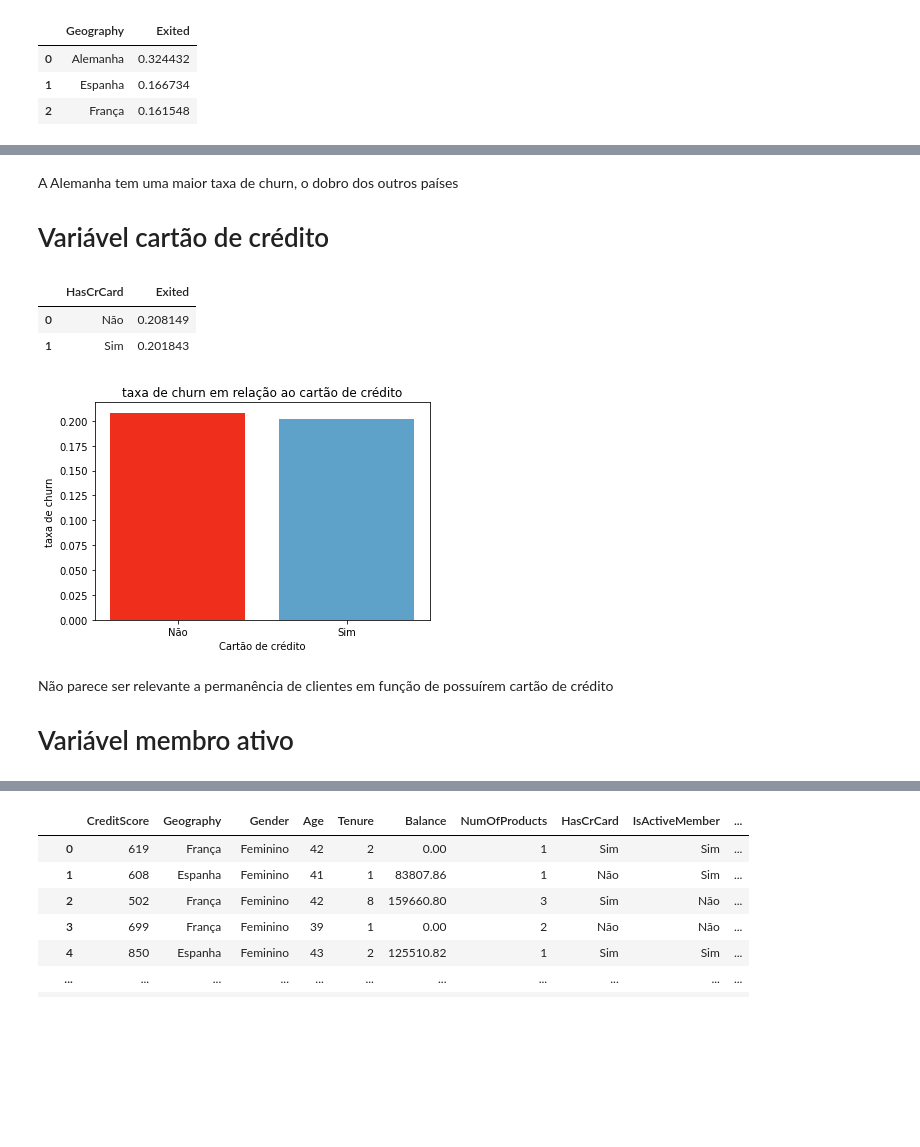
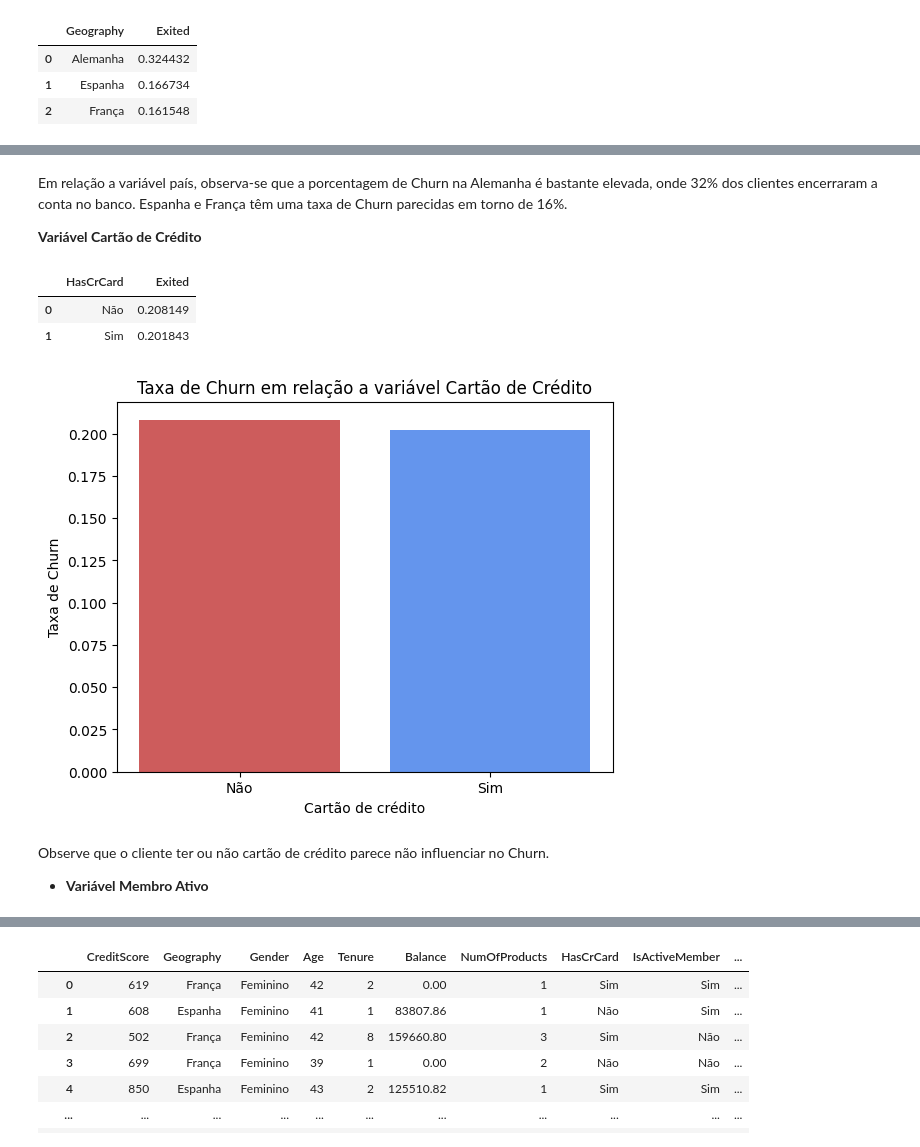
Before and after one commit to EdioHub/churn-decision-tree, a Jupyter notebook: Churn_Decision_Tree.ipynb, the cells around one changed output, grey strips where cells are left out. Saved outputs shown, nothing was run; the diff lists cells and outputs as text; code cells hidden in the pictures; blank space fills up the shorter version.

```diff
--- a/Churn_Decision_Tree.ipynb
+++ b/Churn_Decision_Tree.ipynb
@@ -31,2 +43,3 @@ Drive already mounted at /content/drive; to attempt to forcibly remount, call dr
 # %%
-df = pd.read_csv('./drive/MyDrive/Colab_Notebooks/Colab_machine_learning/Churn_Modelling.csv')
+df= pd.read_csv('/content/drive/MyDrive/Projetos git/02-Churn/Churn_Modelling.csv')
+df.head(10)
@@ -95 +81,6 @@ cols=[myred,myblue,mygreen]
+# %%
+myred='#CD5C5C'
+myblue='#6495ED'
+mygreen='#90EE90'
+cols= [myred, myblue,mygreen]
 # %%
@@ -167,7 +141,7 @@ plt.ylabel('Taxa de Churn');
-# %% [markdown]
-A Alemanha tem uma maior taxa de churn, o dobro dos outros países
-
-# Variável cartão de crédito
+# %% [markdown]
+Em relação a variável país, observa-se que a porcentagem de Churn na Alemanha é bastante elevada, onde 32% dos clientes encerraram a conta no banco. Espanha e França têm uma taxa de Churn parecidas em torno de 16%.
+
+**Variável Cartão de Crédito**
 # %%
 df['HasCrCard']=df['HasCrCard'].replace([0,1],['Não','Sim'])
 # %%
@@ -178,18 +152,19 @@ df_plot
 | 0 | Não | 0.208149 |
 | 1 | Sim | 0.201843 |
 # %%
+#Cartão de crédito em relação a variável churn
 x = df_plot['HasCrCard']
 y = df_plot['Exited']
 plt.bar(x,y,color=cols);
-plt.title('taxa de churn em relação ao cartão de crédito');
+plt.title('Taxa de Churn em relação a variável Cartão de Crédito');
 plt.xlabel('Cartão de crédito');
-plt.ylabel('taxa de churn');
+plt.ylabel('Taxa de Churn');
 # %% [output]
-[figure, old version]
+[figure, new version]
-# %% [markdown]
-Não parece ser relevante a permanência de clientes em função de possuírem cartão de crédito
-
-# Variável membro ativo
+# %% [markdown]
+Observe que o cliente ter ou não cartão de crédito parece não influenciar no Churn.
+
+* **Variável Membro Ativo**
 # %%
 df['IsActiveMember'] = df['IsActiveMember'].replace([0,1],['Não','Sim'])
 df_plot = df.groupby ('IsActiveMember'). Exited.mean (). reset_index ()
```
Also changed, not shown: parts of 57 cells of this notebook.
